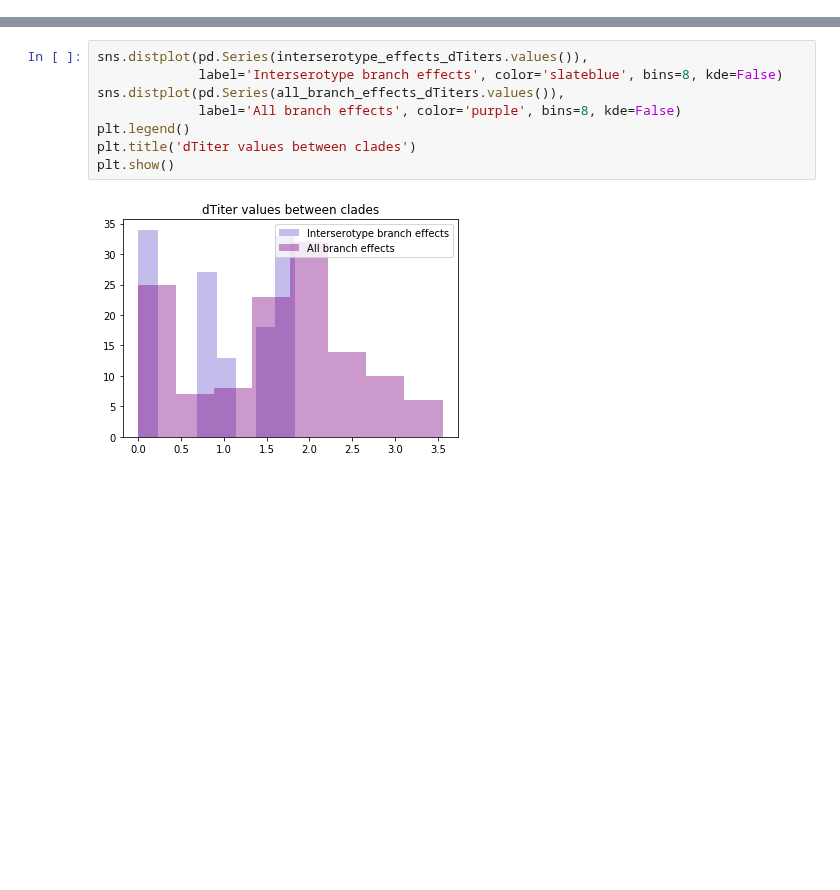
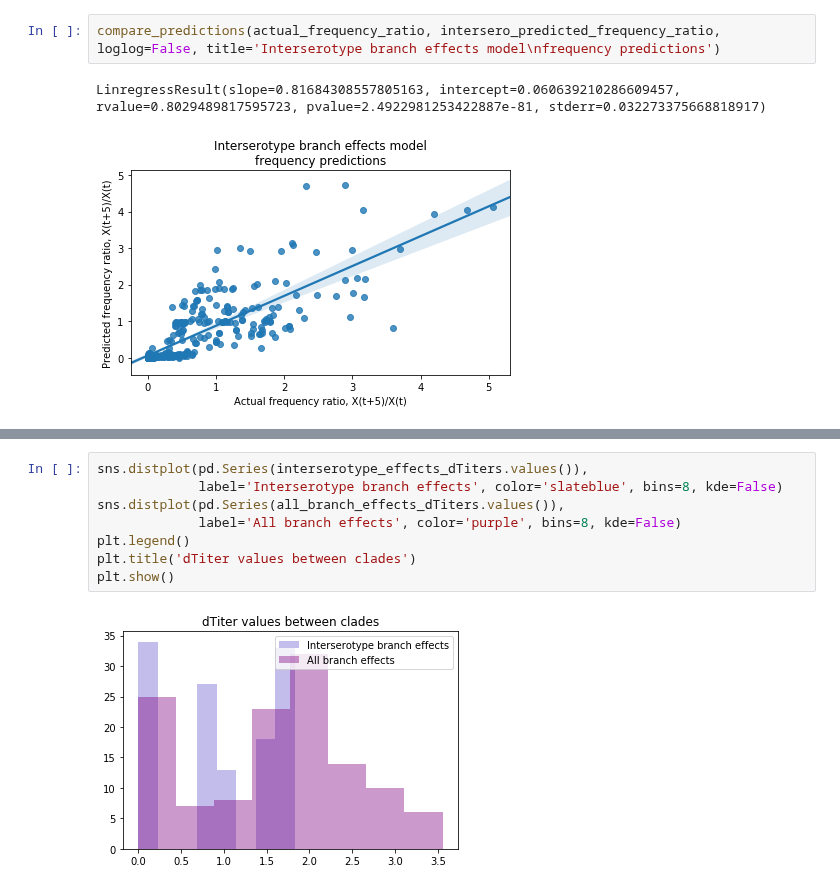
Before and after one commit to blab/dengue-antigenic-dynamics, a Jupyter notebook: scripts/frequencies/population-immunity/modularized-clade-exposure.ipynb, the cells around one changed output, grey strips where cells are left out. Saved outputs shown, nothing was run; the diff lists cells and outputs as text; blank space fills up the shorter version.

```diff
--- a/scripts/frequencies/population-immunity/modularized-clade-exposure.ipynb
+++ b/scripts/frequencies/population-immunity/modularized-clade-exposure.ipynb
@@ -289,0 +314,5 @@ LinregressResult(slope=0.81766119646624946, intercept=0.060252350103293884, rval
+# %%
+compare_predictions(actual_frequency_ratio, intersero_predicted_frequency_ratio, loglog=False, title='Interserotype branch effects model\nfrequency predictions')
+# %% [output]
+LinregressResult(slope=0.81684308557805163, intercept=0.060639210286609457, rvalue=0.8029489817595723, pvalue=2.4922981253422887e-81, stderr=0.032273375668818917)
+[figure, added]
```
Also changed, not shown: parts of 26 cells of this notebook.
